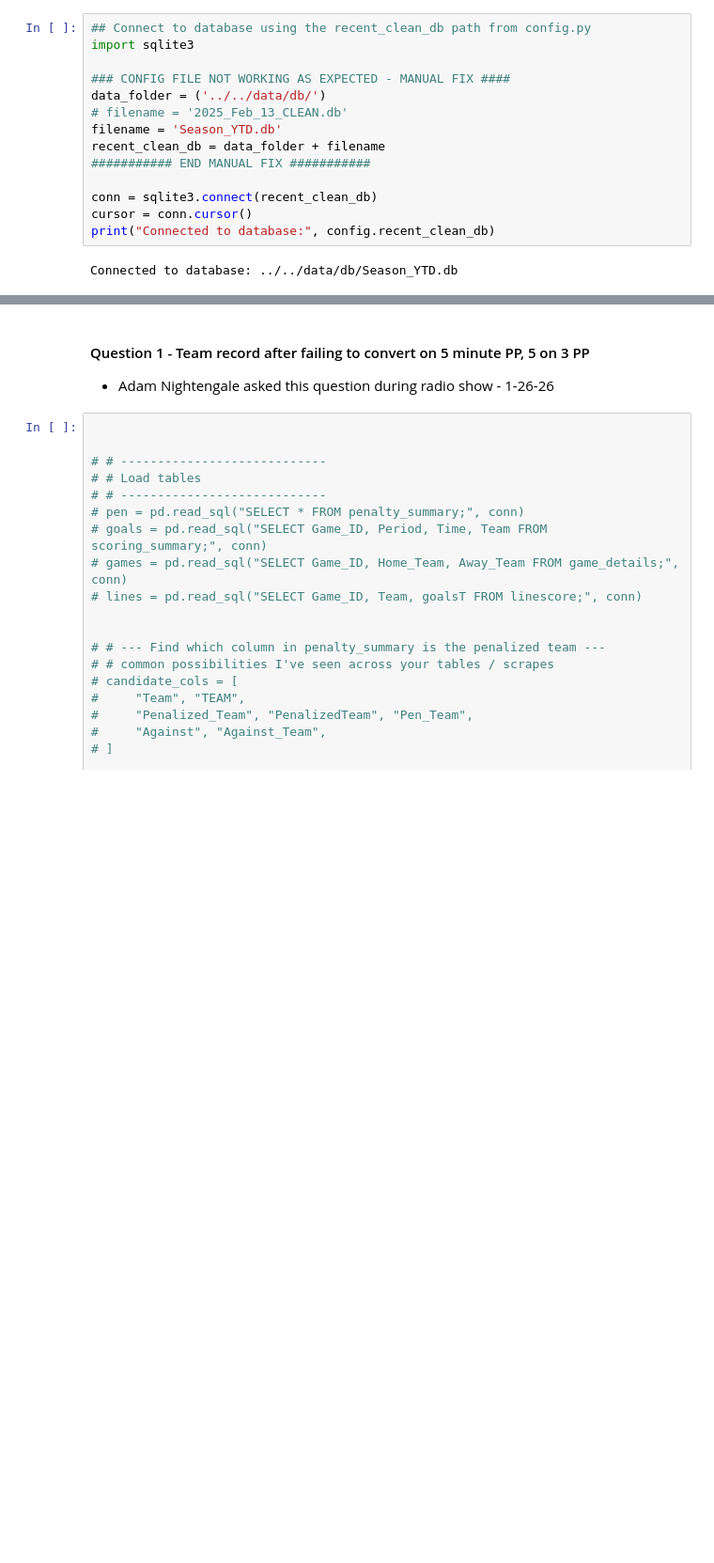
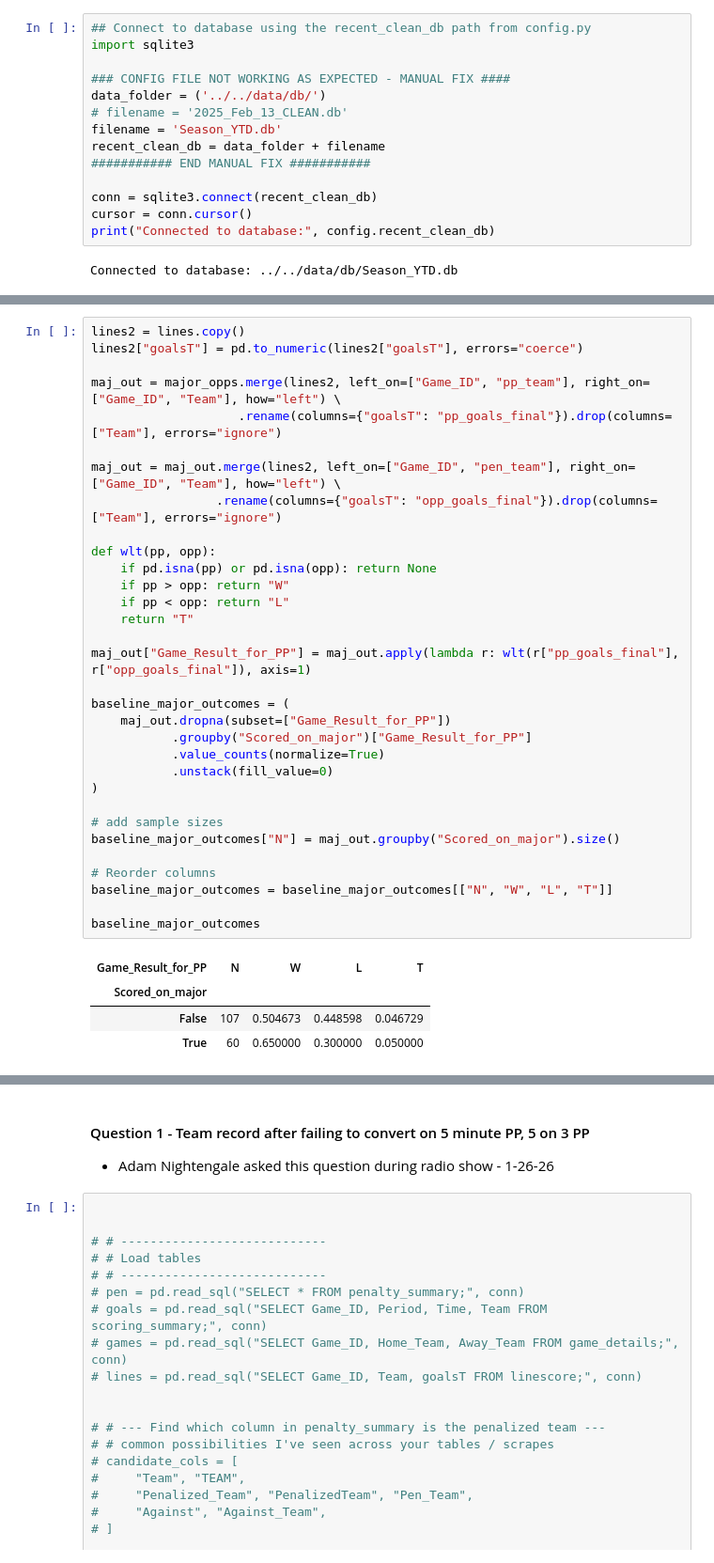
Before and after one commit to JSmith1826/college_hockey_2526, a Jupyter notebook: workbook/visualization_scripts/SQL_Scratchbook.ipynb, the cells around one changed output, grey strips where cells are left out. Shown at 94% size. Cells and saved outputs as stored; diff of their text form; blank space fills up the shorter version.

```diff
--- a/workbook/visualization_scripts/SQL_Scratchbook.ipynb
+++ b/workbook/visualization_scripts/SQL_Scratchbook.ipynb
@@ -552,0 +973,37 @@ opps_53_df, team_53_summary
+# %%
+lines2 = lines.copy()
+lines2["goalsT"] = pd.to_numeric(lines2["goalsT"], errors="coerce")
+
+maj_out = major_opps.merge(lines2, left_on=["Game_ID", "pp_team"], right_on=["Game_ID", "Team"], how="left") \
+                    .rename(columns={"goalsT": "pp_goals_final"}).drop(columns=["Team"], errors="ignore")
+
+maj_out = maj_out.merge(lines2, left_on=["Game_ID", "pen_team"], right_on=["Game_ID", "Team"], how="left") \
+                 .rename(columns={"goalsT": "opp_goals_final"}).drop(columns=["Team"], errors="ignore")
+
+def wlt(pp, opp):
+    if pd.isna(pp) or pd.isna(opp): return None
+    if pp > opp: return "W"
+    if pp < opp: return "L"
+    return "T"
+
+maj_out["Game_Result_for_PP"] = maj_out.apply(lambda r: wlt(r["pp_goals_final"], r["opp_goals_final"]), axis=1)
+
+baseline_major_outcomes = (
+    maj_out.dropna(subset=["Game_Result_for_PP"])
+           .groupby("Scored_on_major")["Game_Result_for_PP"]
+           .value_counts(normalize=True)
+           .unstack(fill_value=0)
+)
+
+# add sample sizes
+baseline_major_outcomes["N"] = maj_out.groupby("Scored_on_major").size()
+
+# Reorder columns
+baseline_major_outcomes = baseline_major_outcomes[["N", "W", "L", "T"]]
+
+baseline_major_outcomes
+# %% [output]
+| Game_Result_for_PP | N | W | L | T |
+| Scored_on_major |  |  |  |  |
+| False | 107 | 0.504673 | 0.448598 | 0.046729 |
+| True | 60 | 0.650000 | 0.300000 | 0.050000 |
```
Also changed, not shown: parts of 19 cells of this notebook.
